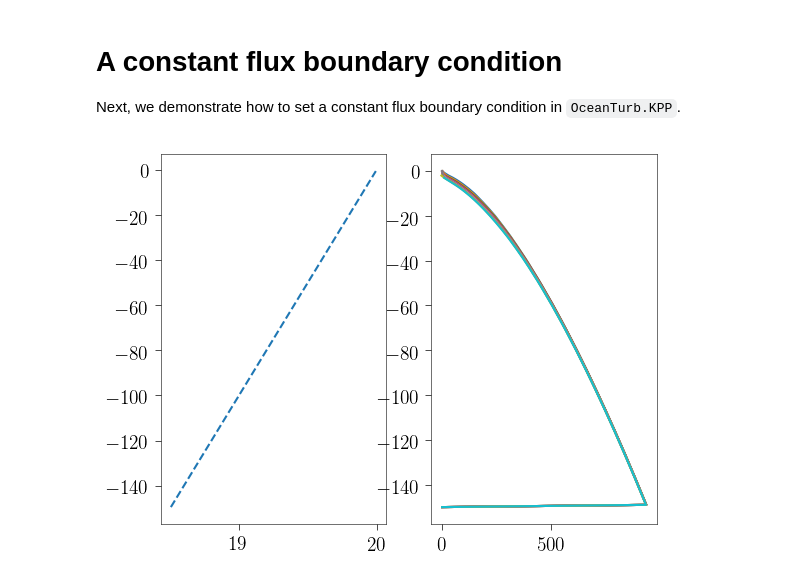
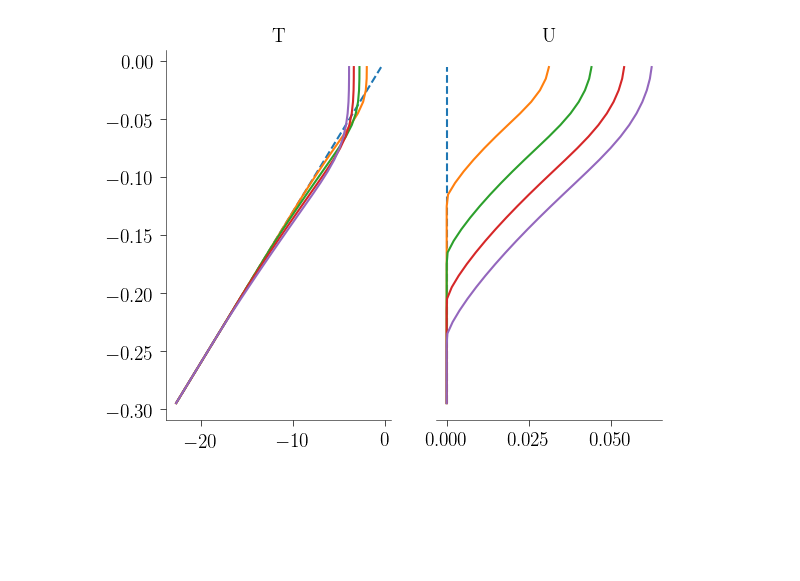
Before and after one commit to glwagner/OceanTurb.jl, a Jupyter notebook: examples/pp_examples.ipynb, the cells around one changed output. Drawn from its saved outputs; the diff is of its cells as text; code cells hidden in the pictures; blank space fills up the shorter version.

```diff
--- a/examples/pp_examples.ipynb
+++ b/examples/pp_examples.ipynb
@@ -38,31 +47,38 @@ true
-# %% [markdown]
-# A constant flux boundary condition
-
-Next, we demonstrate how to set a constant flux boundary condition in `OceanTurb.KPP`.
-# %%
-model.solution.T = T₀
-
-U, V, T, S = model.solution
-
-# Initialize plotting
-fig, axs = subplots(ncols=2)
-
-sca(get(axs, 0))
-plot(T, "--", label="initial condition")
-
-dt = 1000.0
-
-Ri = FaceField(model.grid)
-
-for i = 1:10
-    iterate!(model, dt, 100)
-
-    for i in interior(Ri)
-        @inbounds Ri[i] = KPP.bulk_richardson_number(model, i)
-    end
-
-    sca(get(axs, 1))
-    plot(Ri, "-")
-end
-# %% [output]
-[figure, removed]
+# %%
+model.solution.T = T₀
+model.solution.U = 0
+model.solution.V = 0
+model.solution.S = 0
+
+U, V, T, S = model.solution
+
+# Initialize plotting
+fig, axs = subplots(ncols=2)
+ax1 = get(axs, 0)
+ax2 = get(axs, 1)
+
+sca(ax1)
+plot(T, "--", label="initial condition")
+title("T")
+cornerspines()
+
+sca(ax2)
+plot(U, "--", label="initial condition")
+title("U")
+bottomspine()
+ax2.tick_params(left=false, labelleft=false)
+
+dt = 1e-4
+ni = Int(2*10^5)
+
+for i = 1:4
+    iterate!(model, dt, ni)
+
+    sca(ax1)
+    plot(T, "-")
+
+    sca(ax2)
+    plot(U, "-")
+end
+# %% [output]
+[figure, added]
```
Also changed, not shown: parts of 4 cells of this notebook, 2 other files.
